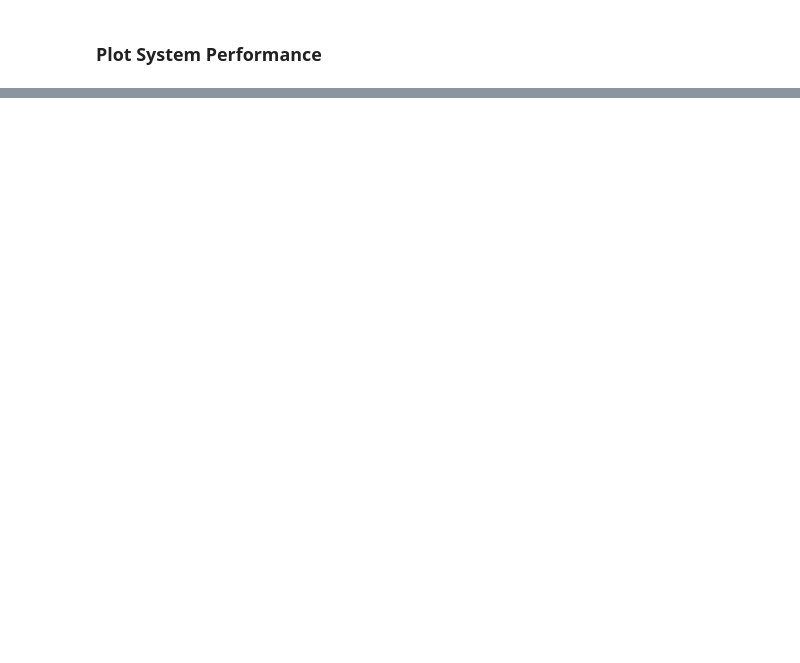
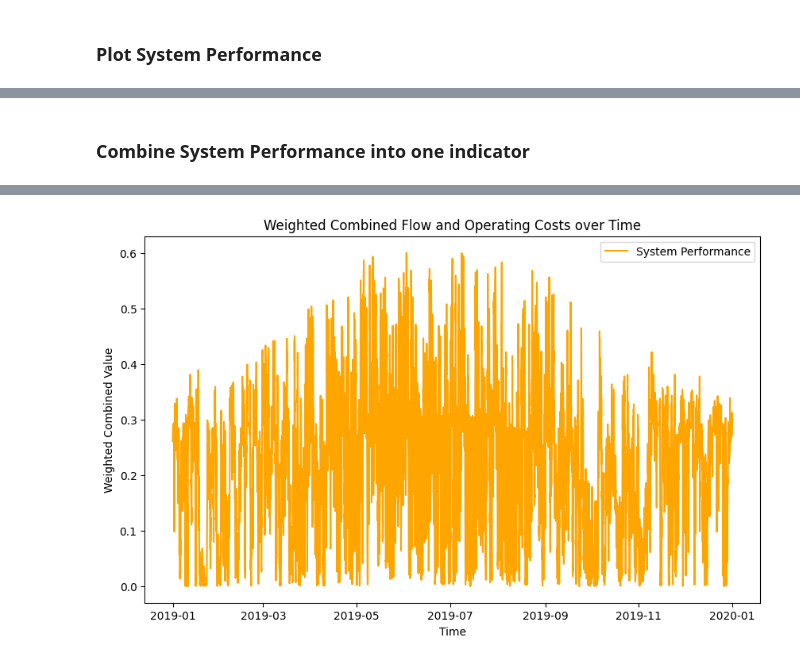
Before and after one commit to annisey/h2_hub_minimalschnitt, a Jupyter notebook: define_system_perfromance.ipynb, the cells around one changed output, grey strips where cells are left out. Cells and saved outputs as stored; diff of their text form; code cells hidden in the pictures; blank space fills up the shorter version.

```diff
--- a/define_system_perfromance.ipynb
+++ b/define_system_perfromance.ipynb
@@ -143,0 +154,47 @@ max         0.0       1.000000       1.000000
+# %% [markdown]
+### Combine System Performance into one indicator
+# %%
+# define weights of each flow
+weight_share_flow_co2 = 1
+weight_share_flow_el_steel = 1
+weight_share_flow_h2_steel = 1
+weight_share_steel_produced = 1
+weight_share_operating_costs = 1
+
+sum_weights = weight_share_flow_co2 + weight_share_flow_el_steel + weight_share_flow_h2_steel + weight_share_steel_produced + weight_share_operating_costs
+print(f"Sum weights: {sum_weights}")
+
+#calculate weights
+weight_flow_co2 = weight_share_flow_co2 / sum_weights
+weight_flow_el_steel = weight_share_flow_el_steel / sum_weights
+weight_flow_h2_steel = weight_share_flow_h2_steel / sum_weights
+weight_steel_produced = weight_share_steel_produced / sum_weights
+weight_operating_costs = weight_share_operating_costs / sum_weights
+
+#weight dictionary
+weights = {'flow_co2': weight_flow_co2, 'flow_el_steel': weight_flow_el_steel, 'flow_h2_steel': weight_flow_h2_steel, 'steel_produced': weight_steel_produced, 'operating_costs': weight_operating_costs}
+
+# add weighted system performance to system performance df
+system_performance_normed['weighted_combined'] = (
+    system_performance_normed['flow_co2'] * weights['flow_co2'] +
+    system_performance_normed['flow_el_steel'] * weights['flow_el_steel'] +
+    system_performance_normed['flow_h2_steel'] * weights['flow_h2_steel'] +
+    system_performance_normed['steel_produced'] * weights['steel_produced'] +
+    system_performance_normed['operating_costs'] * weights['operating_costs']
+)
+
+# print(system_performance['weighted_combined'].head())
+print(system_performance_normed.head())
+
+plt.figure(figsize=(10, 6))
+plt.plot(system_performance_normed.index, system_performance_normed['weighted_combined'], label='System Performance', color='orange')
+
+# Titel und Achsenbeschriftungen
+plt.title('Weighted Combined Flow and Operating Costs over Time')
+plt.xlabel('Time')
+plt.ylabel('Weighted Combined Value')
+
+# Zeige die Grafik an
+plt.legend()
+plt.show()
+# %% [output]
@@ -143,0 +215 @@ max         0.0       1.000000       1.000000
+[figure, added]
```
Also changed, not shown: parts of 4 cells of this notebook.
